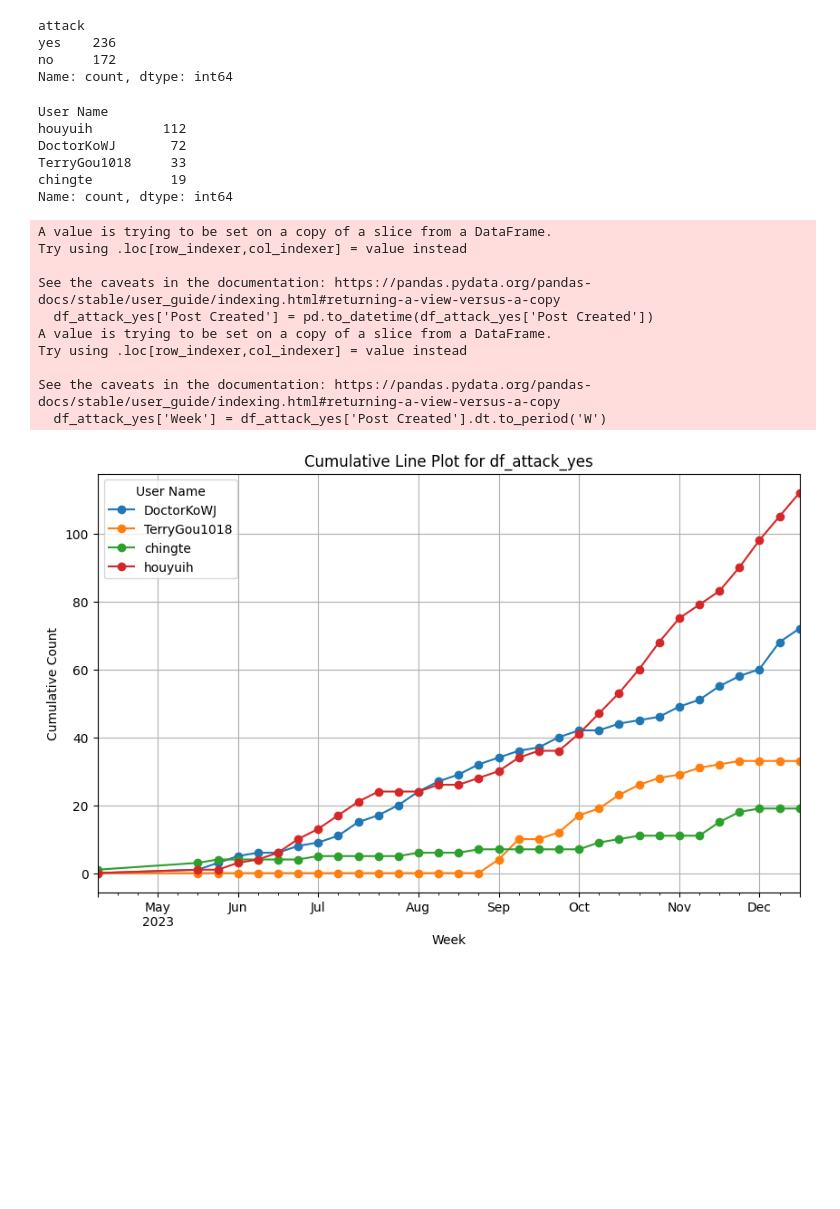
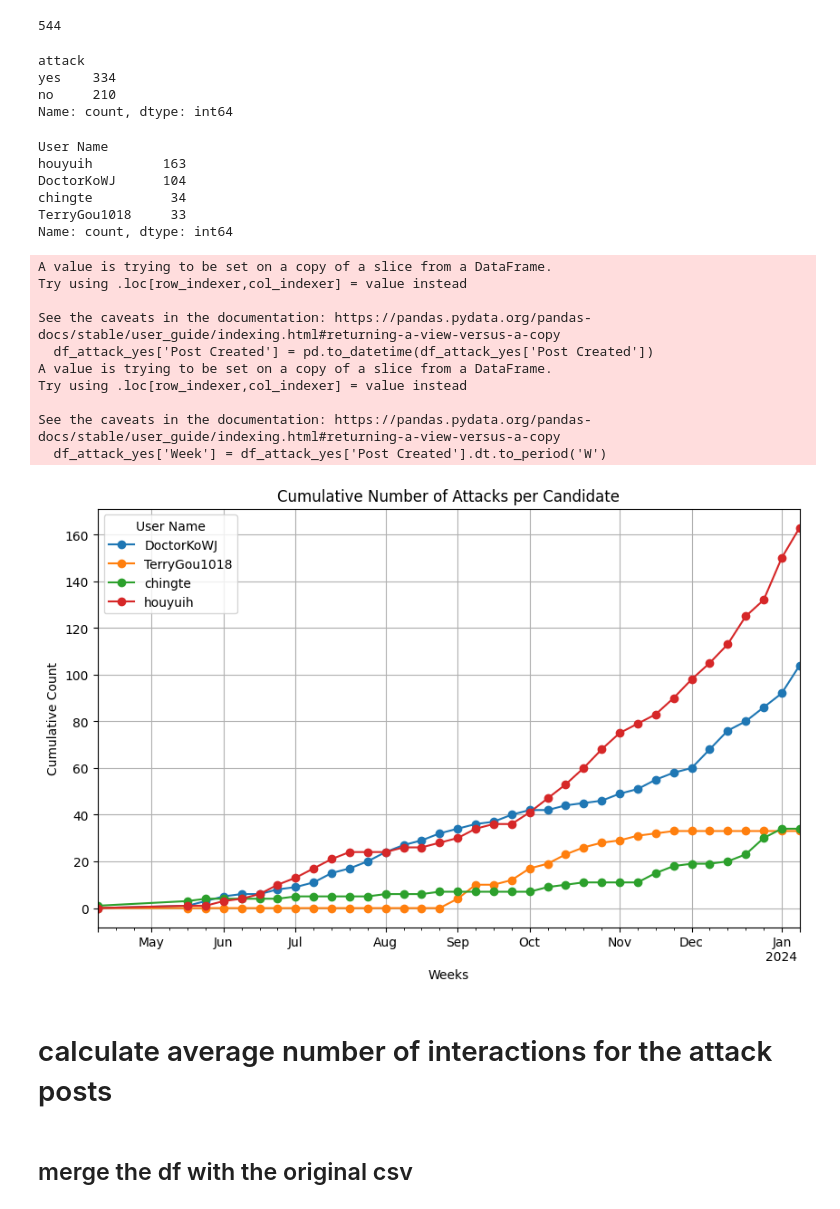
Before and after one commit to Jasper-Hewitt/Campaigning_101, a Jupyter notebook: analysis.ipynb, the cells around one changed output. Saved outputs shown, nothing was run; the diff lists cells and outputs as text; code cells hidden in the pictures; blank space fills up the shorter version.

```diff
--- a/analysis.ipynb
+++ b/analysis.ipynb
@@ -2,3 +2,4 @@
 import pandas as pd
 #read csv /Users/jasperhewitt/Desktop/github_repos/Campaigning_101/data/save_for_label_df_DONE_1.csv
 df_attack=pd.read_csv('/Users/jasperhewitt/Desktop/github_repos/Campaigning_101/data/save_for_label_df_DONE_1.csv')
+df_attack_2=pd.read_csv('/Users/jasperhewitt/Desktop/github_repos/Campaigning_101/data/save_for_label_df_DONE_2.csv')
@@ -21,8 +6,15 @@ df_attack
+# %%
+#add the two dataframes together
+df_attack = pd.concat([df_attack, df_attack_2])
+# %%
+len(df_attack)
+# %% [output]
+544
 # %%
 #check values in attack column
 df_attack['attack'].value_counts()
 # %% [output]
 attack
-yes    236
-no     172
+yes    334
+no     210
 Name: count, dtype: int64
@@ -37,10 +25,10 @@ df_attack_yes=df_attack[df_attack['attack']=='yes']
 df_attack_yes['User Name'].value_counts()
 # %% [output]
 User Name
-houyuih         112
-DoctorKoWJ       72
+houyuih         163
+DoctorKoWJ      104
+chingte          34
 TerryGou1018     33
-chingte          19
 Name: count, dtype: int64
 # %%
 #plot df_attack_yes
@@ -54,33 +42,37 @@ df_attack_yes['Post Created'] = pd.to_datetime(df_attack_yes['Post Created'])
 df_attack_yes['Week'] = df_attack_yes['Post Created'].dt.to_period('W')
 
 # Group by 'Week' and 'User Name', then count occurrences
 grouped_data = df_attack_yes.groupby(['Week', 'User Name']).size().reset_index(name='Count')
 
 # Pivot the DataFrame to have 'User Name' as columns
 pivot_data = grouped_data.pivot(index='Week', columns='User Name', values='Count').fillna(0)
 
 # Create a cumulative sum for each column
 cumulative_data = pivot_data.cumsum()
 
 # Plotting
 cumulative_data.plot.line(figsize=(10, 6), marker='o')
 
 # Customize the plot
-plt.title('Cumulative Line Plot for df_attack_yes')
-plt.xlabel('Week')
+plt.title('Cumulative Number of Attacks per Candidate')
+plt.xlabel('Weeks')
 plt.ylabel('Cumulative Count')
 plt.legend(title='User Name')
 plt.grid(True)
 plt.show()
 # %% [output]
 A value is trying to be set on a copy of a slice from a DataFrame.
 Try using .loc[row_indexer,col_indexer] = value instead
 
 See the caveats in the documentation: https://pandas.pydata.org/pandas-docs/stable/user_guide/indexing.html#returning-a-view-versus-a-copy
   df_attack_yes['Post Created'] = pd.to_datetime(df_attack_yes['Post Created'])
 A value is trying to be set on a copy of a slice from a DataFrame.
 Try using .loc[row_indexer,col_indexer] = value instead
 
 See the caveats in the documentation: https://pandas.pydata.org/pandas-docs/stable/user_guide/indexing.html#returning-a-view-versus-a-copy
   df_attack_yes['Week'] = df_attack_yes['Post Created'].dt.to_period('W')
-[figure, old version]
+[figure, new version]
+# %% [markdown]
+# calculate average number of interactions for the attack posts
+# %% [markdown]
+## merge the df with the original csv
```
Also changed, not shown: parts of 15 cells of this notebook, 3 other files.
